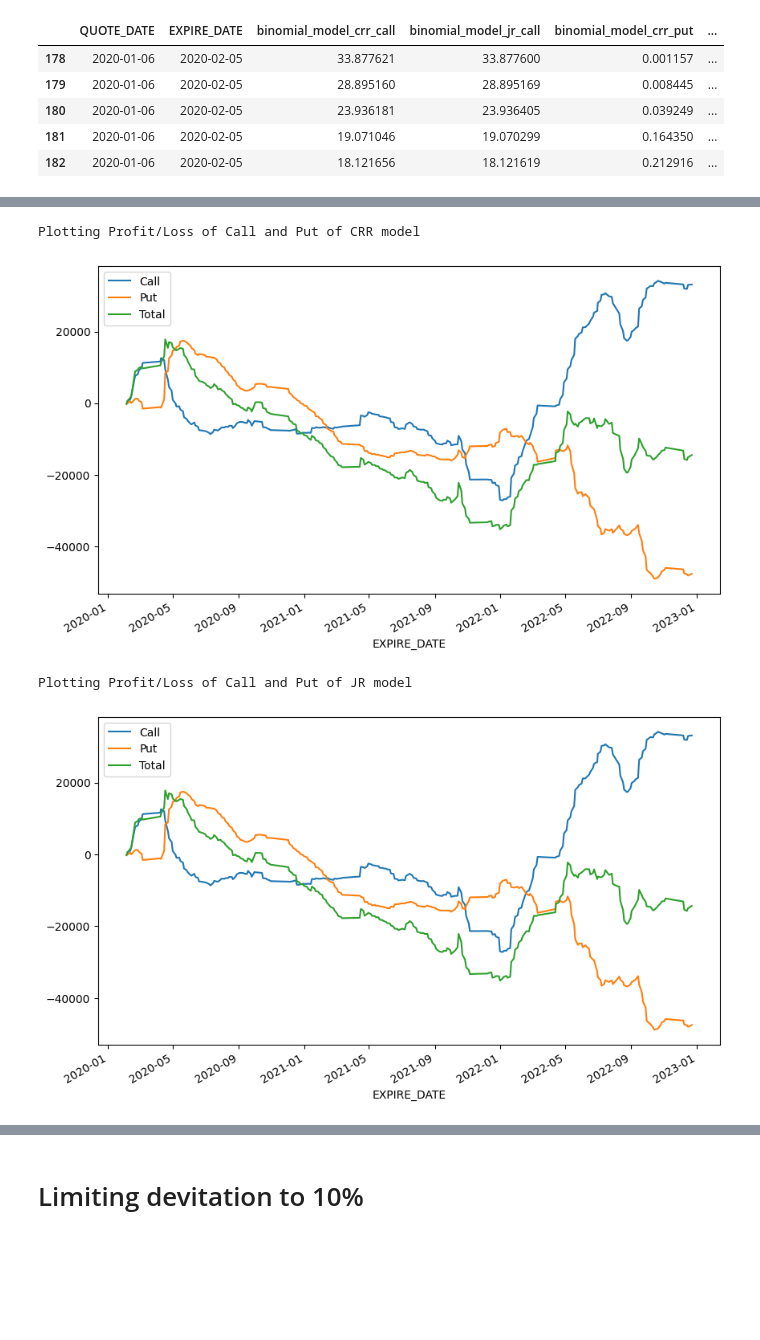
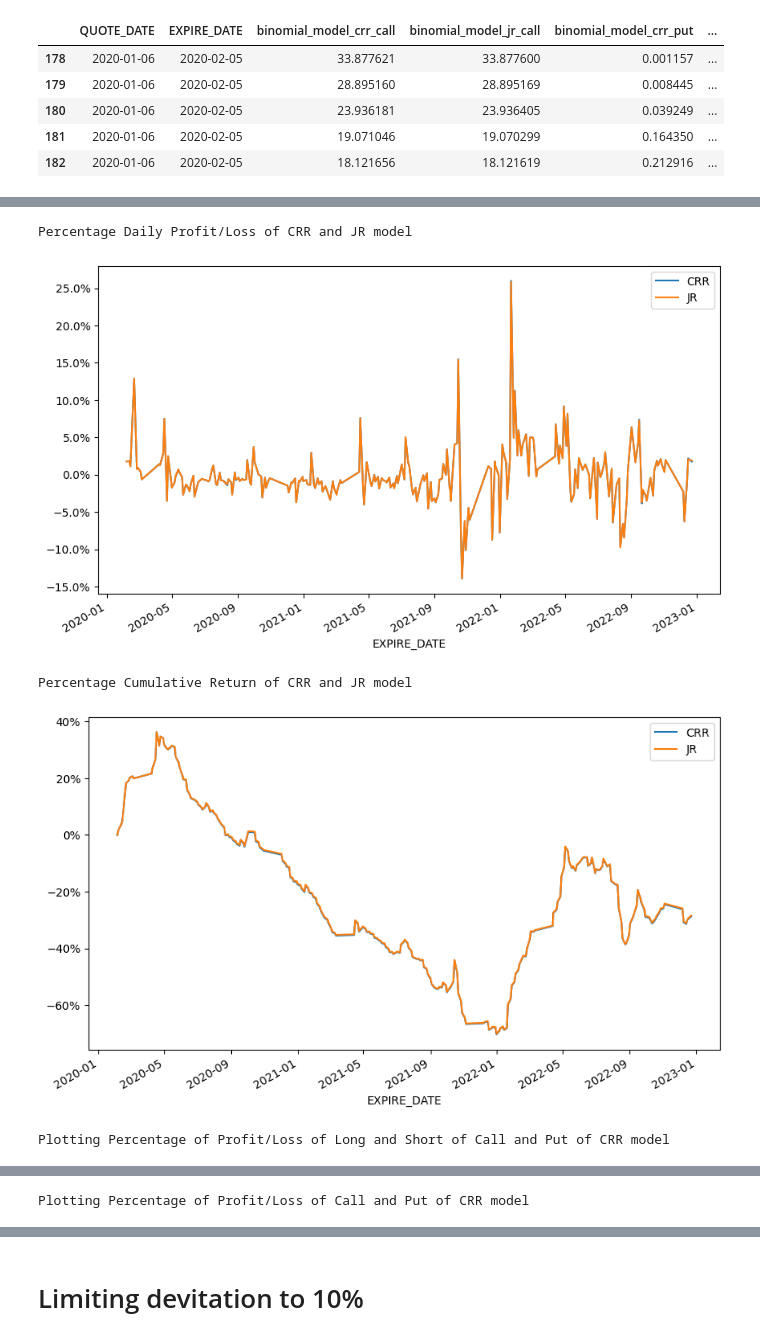
Before and after one commit to juanjaho/QF101-SPY-SPX-Option-Pricing, a Jupyter notebook: Analytics/main_spy.ipynb, the cells around one changed output, grey strips where cells are left out. Saved outputs shown, nothing was run; the diff lists cells and outputs as text; code cells hidden in the pictures; blank space fills up the shorter version.

```diff
--- a/Analytics/main_spy.ipynb
+++ b/Analytics/main_spy.ipynb
@@ -335,17 +343,47 @@ Plotting Profit/Loss of Long and Short of Call and Put of JR model
-# %%
-# plot profit/loss of call and put for crr model
-print('Plotting Profit/Loss of Call and Put of CRR model')
-(df_binomial_model_crr.groupby('EXPIRE_DATE')['PROFIT_LOSS_CALL','PROFIT_LOSS_PUT','PROFIT_LOSS'].sum().cumsum()).plot()
-plt.legend(['Call','Put','Total'])
-plt.show()
-
-# plot profit/loss of call and put for jr model
-print('Plotting Profit/Loss of Call and Put of JR model')
-(df_binomial_model_jr.groupby('EXPIRE_DATE')['PROFIT_LOSS_CALL','PROFIT_LOSS_PUT','PROFIT_LOSS'].sum().cumsum()).plot()
-plt.legend(['Call','Put','Total'])
-plt.show()
-# %% [output]
-Plotting Profit/Loss of Call and Put of CRR model
-[figure, removed]
-Plotting Profit/Loss of Call and Put of JR model
-[figure, removed]
+# %%
+initial_capital = 50000
+daily_portfotio_value_crr = df_binomial_model_crr.groupby('EXPIRE_DATE')['PROFIT_LOSS'].sum().cumsum() + initial_capital
+daily_portfotio_value_jr = df_binomial_model_jr.groupby('EXPIRE_DATE')['PROFIT_LOSS'].sum().cumsum() + initial_capital
+pct_cumulative_return_crr = (daily_portfotio_value_crr/daily_portfotio_value_crr.iloc[0]-1)
+pct_cumulative_return_jr = (daily_portfotio_value_jr/daily_portfotio_value_jr.iloc[0]-1)
+pct_change_crr = daily_portfotio_value_crr.pct_change().dropna()
+pct_change_jr = daily_portfotio_value_jr.pct_change().dropna()
+# %%
+# plot percentage daily profit/loss of crr and jr model
+print('Percentage Daily Profit/Loss of CRR and JR model')
+pct_change_crr.plot()
+pct_change_jr.plot()
+plt.legend(['CRR','JR'])
+plt.gca().yaxis.set_major_formatter(mtick.PercentFormatter(1.0))
+plt.show()
+
+# plot percentage cumulative return of crr and jr model
+print('Percentage Cumulative Return of CRR and JR model')
+pct_cumulative_return_crr.plot()
+pct_cumulative_return_jr.plot()
+plt.legend(['CRR','JR'])
+plt.gca().yaxis.set_major_formatter(mtick.PercentFormatter(1.0))
+plt.show()
+
+# plot percentage of profit/loss of long and short of call and put for crr model
+print('Plotting Percentage of Profit/Loss of Long and Short of Call and Put of CRR model')
+(df_long_call_crr.groupby('EXPIRE_DATE')['PROFIT_LOSS_CALL'].sum().cumsum()/initial_capital).plot(label='Long Call')
+(df_short_call_crr.groupby('EXPIRE_DATE')['PROFIT_LOSS_CALL'].sum().cumsum()/initial_capital).plot(label='Short Call')
+(df_long_put_crr.groupby('EXPIRE_DATE')['PROFIT_LOSS_PUT'].sum().cumsum()/initial_capital).plot(label='Long Put')
+(df_short_put_crr.groupby('EXPIRE_DATE')['PROFIT_LOSS_PUT'].sum().cumsum()/initial_capital).plot(label='Short Put')
+plt.legend()
+plt.gca().yaxis.set_major_formatter(mtick.PercentFormatter(1.0))
+plt.show()
+
+# plot percentage of profit/loss of call and put for crr model
+print('Plotting Percentage of Profit/Loss of Call and Put of CRR model')
+(df_binomial_model_crr.groupby('EXPIRE_DATE')['PROFIT_LOSS_CALL','PROFIT_LOSS_PUT','PROFIT_LOSS'].sum().cumsum()/initial_capital).plot()
+plt.legend(['Call','Put','Total'])
+plt.gca().yaxis.set_major_formatter(mtick.PercentFormatter(1.0))
+plt.show()
+# %% [output]
+Percentage Daily Profit/Loss of CRR and JR model
+[figure, added]
+Percentage Cumulative Return of CRR and JR model
+[figure, added]
+Plotting Percentage of Profit/Loss of Long and Short of Call and Put of CRR model
@@ -351,0 +391 @@ Plotting Profit/Loss of Call and Put of JR model
+Plotting Percentage of Profit/Loss of Call and Put of CRR model
```
Also changed, not shown: parts of 13 cells of this notebook, 3 other files.
